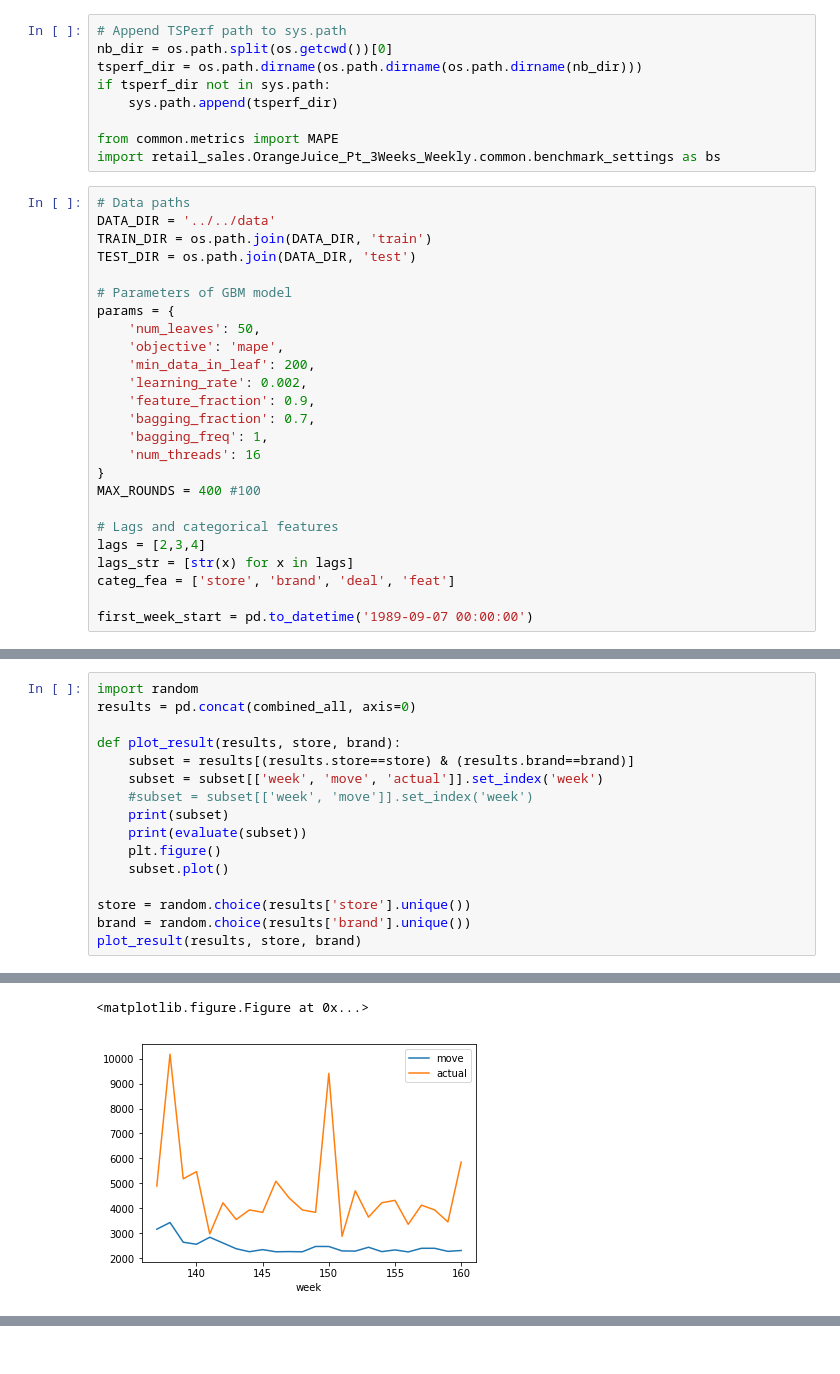
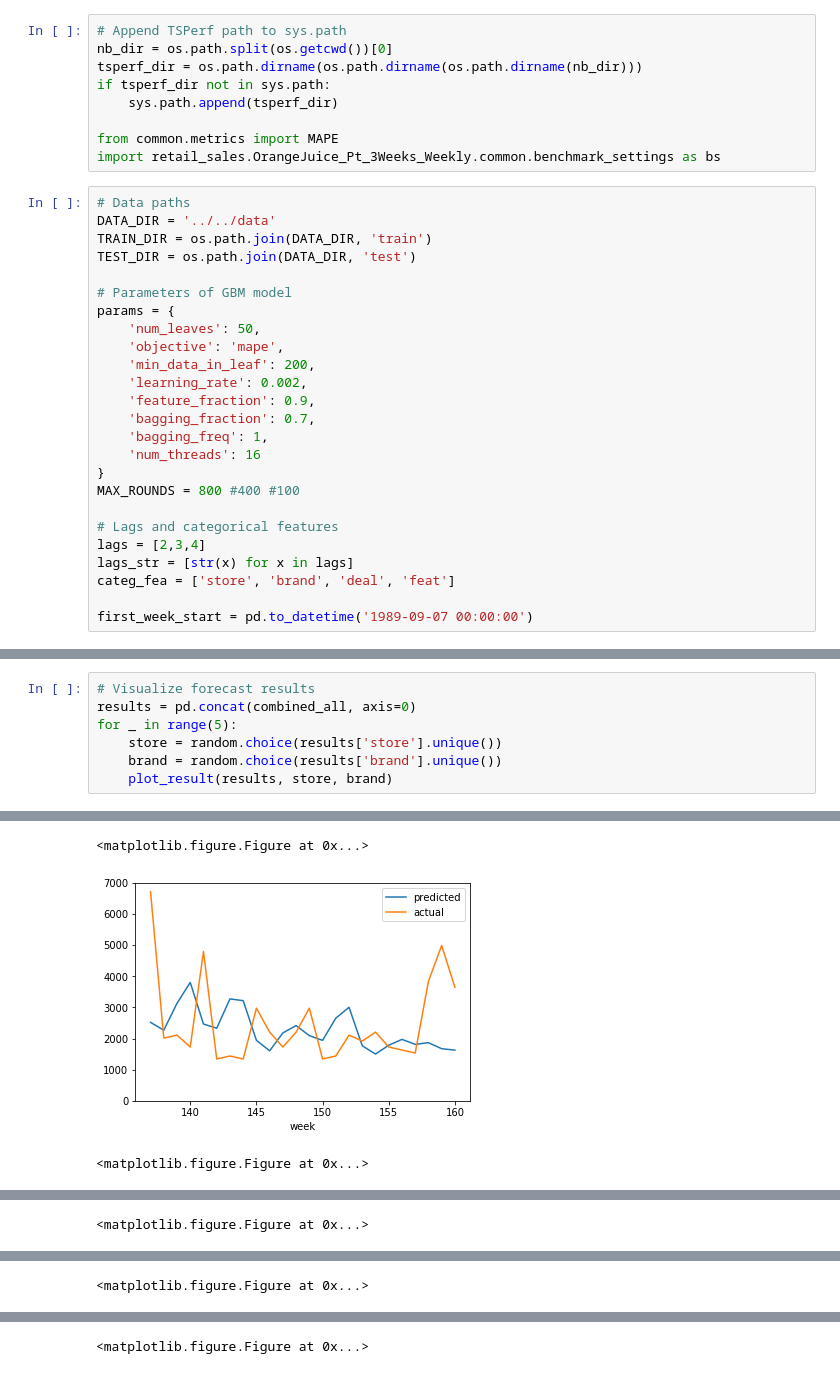
Before and after one commit to sdonohoo/forecasting, a Jupyter notebook: retail_sales/OrangeJuice_Pt_3Weeks_Weekly/submissions/LightGBM/train_score.ipynb, the cells around one changed output, grey strips where cells are left out. Cells and saved outputs as stored; diff of their text form.

Commit message:
Added visualizations in Jupyter notebook and updated the number of iterations

```diff
--- a/retail_sales/OrangeJuice_Pt_3Weeks_Weekly/submissions/LightGBM/train_score.ipynb
+++ b/retail_sales/OrangeJuice_Pt_3Weeks_Weekly/submissions/LightGBM/train_score.ipynb
@@ -35,7 +36,7 @@ params = {
     'bagging_freq': 1,
     'num_threads': 16
 }
-MAX_ROUNDS = 400 #100
+MAX_ROUNDS = 800 #400 #100
 
 # Lags and categorical features
 lags = [2,3,4]
@@ -311,17 +329,8 @@ Plot feature importances...
 # %%
-import random
+# Visualize forecast results
 results = pd.concat(combined_all, axis=0)
-
-def plot_result(results, store, brand):
-    subset = results[(results.store==store) & (results.brand==brand)]
-    subset = subset[['week', 'move', 'actual']].set_index('week')
-    #subset = subset[['week', 'move']].set_index('week')
-    print(subset)
-    print(evaluate(subset))
-    plt.figure()
-    subset.plot()
-
-store = random.choice(results['store'].unique())
-brand = random.choice(results['brand'].unique())
-plot_result(results, store, brand)
+for _ in range(5):
+    store = random.choice(results['store'].unique())
+    brand = random.choice(results['brand'].unique())
+    plot_result(results, store, brand)
 # %% [output]
@@ -345,2 +342,3 @@ week
 <matplotlib.figure.Figure at 0x...>
-[figure, old version]
+[figure, new version]
+<matplotlib.figure.Figure at 0x...>
@@ -346,0 +346 @@ week
+<matplotlib.figure.Figure at 0x...>
@@ -346,0 +348 @@ week
+<matplotlib.figure.Figure at 0x...>
@@ -346,0 +350 @@ week
+<matplotlib.figure.Figure at 0x...>
```
Also changed, not shown: parts of 8 cells of this notebook, 1 other file.
